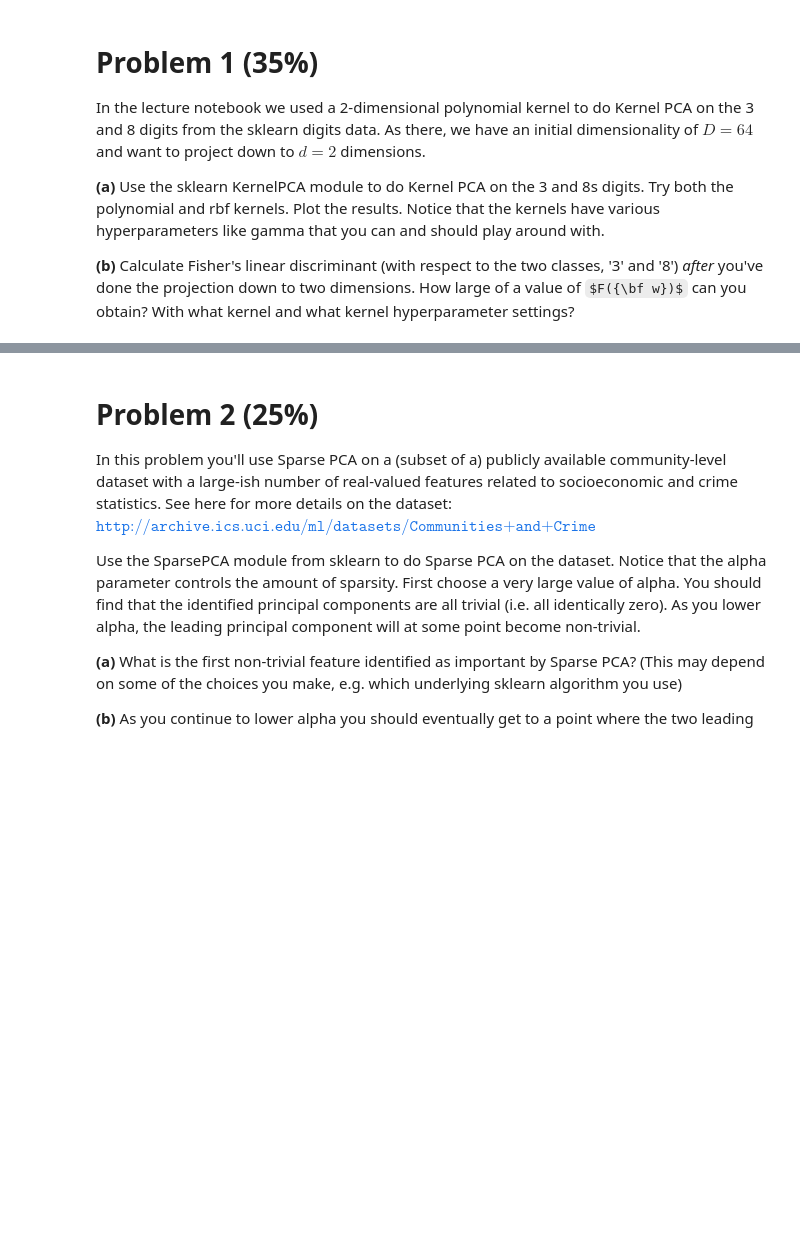
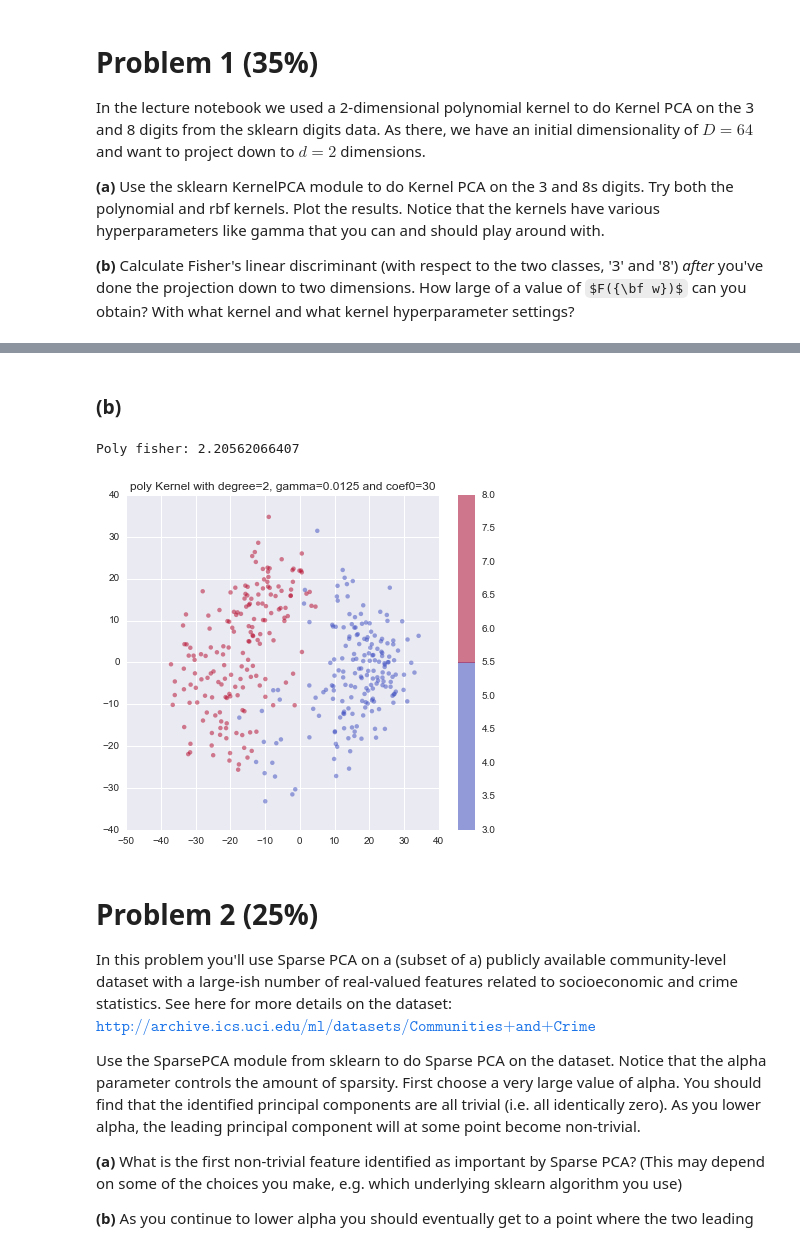
Before and after one commit to afcarl/machine_learning, a Jupyter notebook: homework2/dimred_hw.ipynb, the cells around one changed output, grey strips where cells are left out. Saved outputs shown, nothing was run; the diff lists cells and outputs as text; code cells hidden in the pictures; some formulas as TeX source; blank space fills up the shorter version.

```diff
--- a/homework2/dimred_hw.ipynb
+++ b/homework2/dimred_hw.ipynb
@@ -60,3 +63,36 @@ fisher: 2.20480672426
+# %% [markdown]
+### (b)
+# %%
+# Brute force search for highest F(w)
+# May take a few minutes
+
+highest = 0
+params = None
+
+for d in range(2,3):
+    for g in np.arange(0.005,.03,.0005):
+        for c in range(20,40,1):
+            kpca = KernelPCA(kernel="poly", degree=d, gamma=g, coef0=c)
+            Xproj = kpca.fit_transform(X)
+            f = fisher(Xproj,y)
+            if f > highest:
+                highest = f
+                params = (d,g,c)
+
+# Plot the results from the best parameters
+kpca = KernelPCA(kernel="poly", degree=params[0], gamma=params[1], coef0=params[2])
+Xproj = kpca.fit_transform(X)
+
+figure, ax = plt.subplots(figsize=(7,6))
+s = ax.scatter(Xproj[:, 0], Xproj[:, 1], c=y, edgecolor='none', alpha=0.5,
+            cmap=plt.cm.get_cmap('coolwarm', 2))
+figure.colorbar(s, ax=ax)
+ax.set_title("poly Kernel with degree=%s, gamma=%s and coef0=%s" % (params[0], params[1], params[2]))
+
+print("Poly fisher: %s" % (fisher(Xproj,y)))
+# %% [output]
+Poly fisher: 2.20562066407
+[figure, added]
 # %% [markdown]
 # Problem 2 (25%)
 
```
Also changed, not shown: parts of 14 cells of this notebook.
